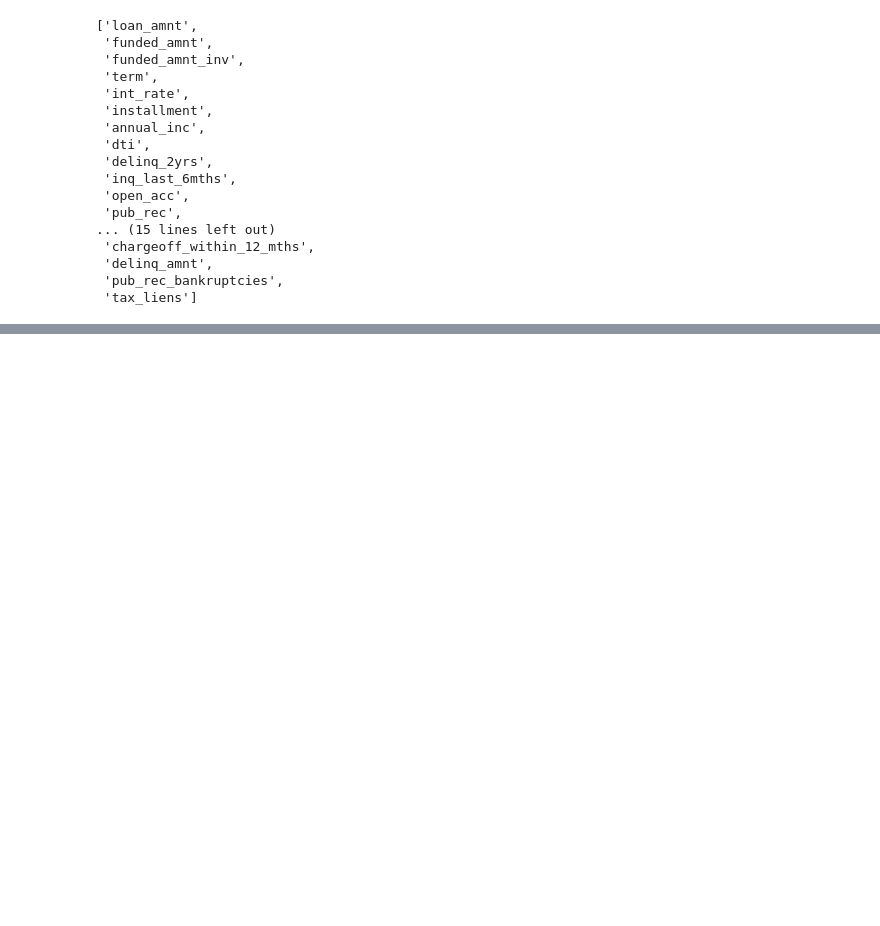
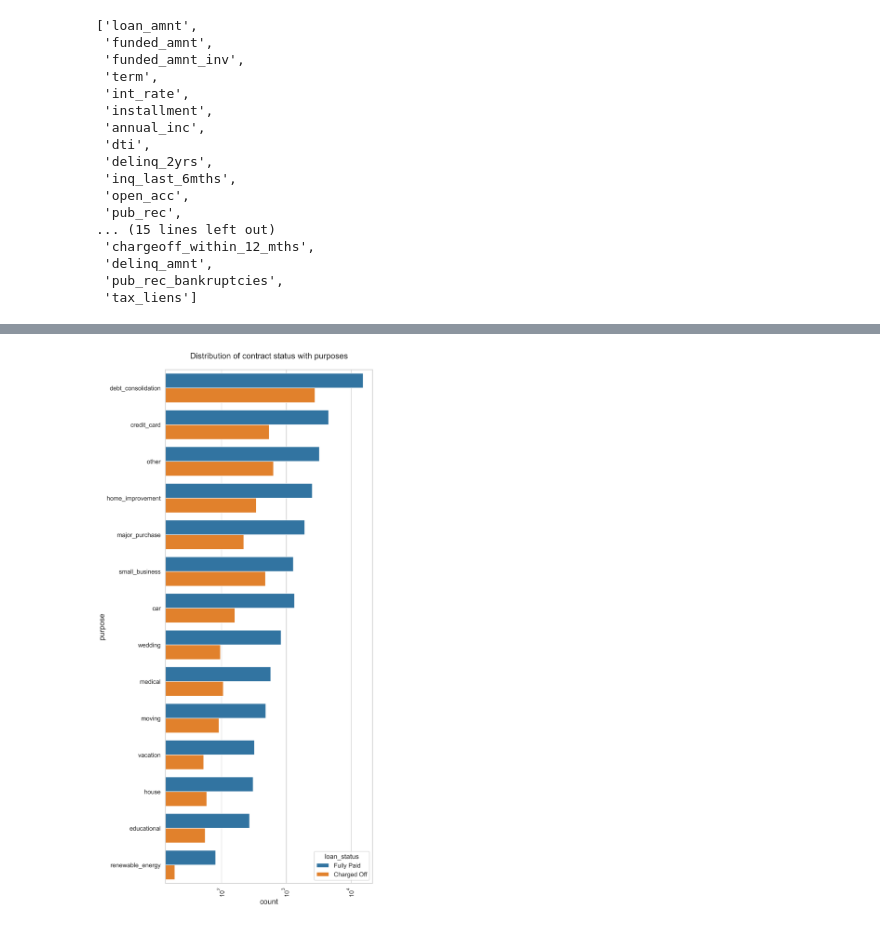
Before and after one commit to PrithviPy/lending_club_case_study, a Jupyter notebook: Prithviraj_Vetrivelu.ipynb, the cells around one changed output, grey strips where cells are left out. Saved outputs shown, nothing was run; the diff lists cells and outputs as text; code cells hidden in the pictures; blank space fills up the shorter version.

```diff
--- a/Prithviraj_Vetrivelu.ipynb
+++ b/Prithviraj_Vetrivelu.ipynb
@@ -256,0 +405,16 @@ numeric_variables
+# %%
+sns.set_style('whitegrid')
+sns.set_context('talk')
+
+plt.figure(figsize=(10,25),dpi = 300)
+plt.rcParams["axes.labelsize"] = 20
+plt.rcParams['axes.titlesize'] = 22
+plt.rcParams['axes.titlepad'] = 30
+plt.xticks(rotation=90)
+plt.xscale('log')
+plt.title('Distribution of contract status with purposes')
+ax = sns.countplot(data = lccs_dataframe, y= 'purpose',
+                   order=lccs_dataframe['purpose'].value_counts().index,hue = 'loan_status')
+plt.show()
+# %% [output]
+[figure, added]
```
Also changed, not shown: parts of 47 cells of this notebook, 1 other file.
